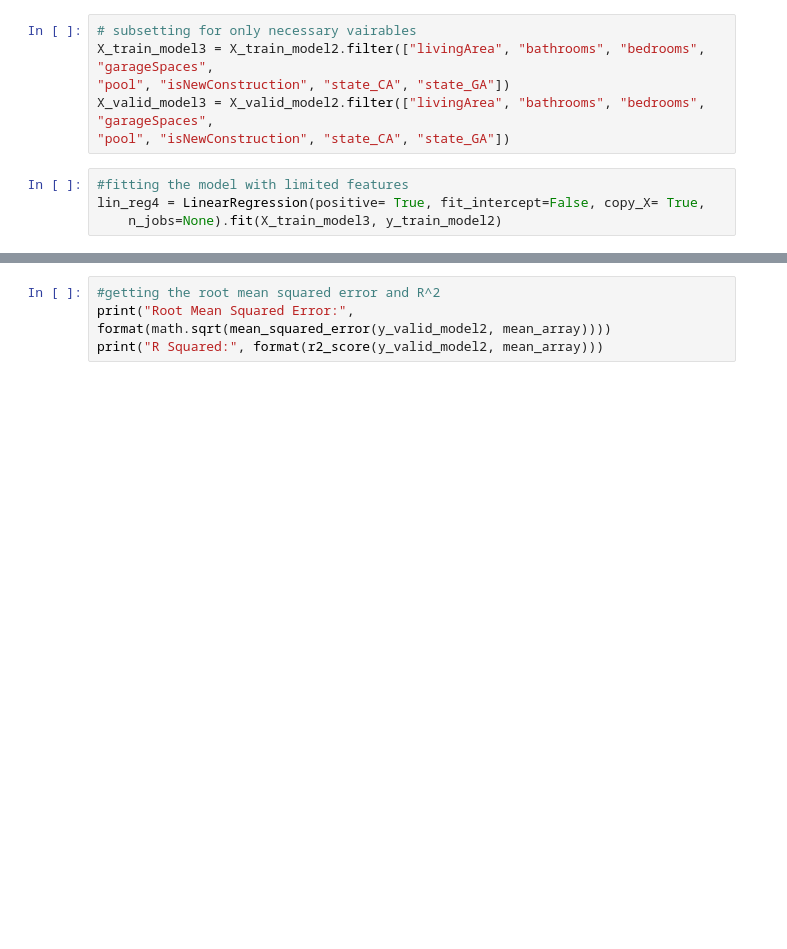
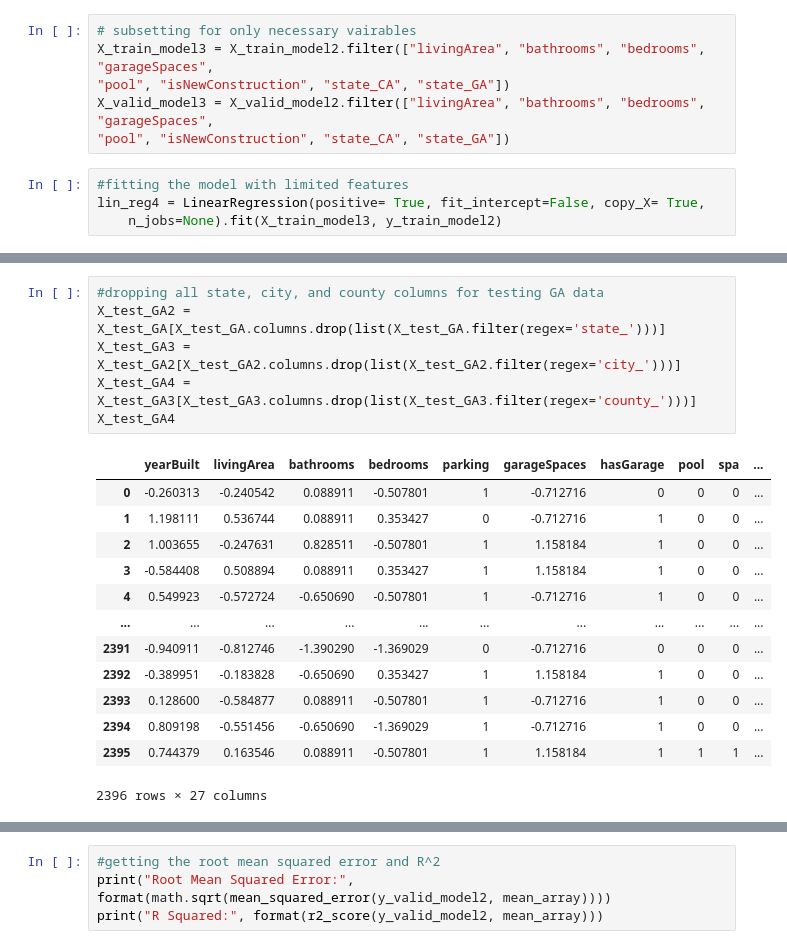
Before and after one commit to rjrichards27/Predicing_House_Prices, a Jupyter notebook: Code/Linear_Regression.ipynb, the cells around one changed output, grey strips where cells are left out. Cells and saved outputs as stored; diff of their text form; blank space fills up the shorter version.

```diff
--- a/Code/Linear_Regression.ipynb
+++ b/Code/Linear_Regression.ipynb
@@ -140,0 +209,20 @@ R Squared: 0.3187613096892473
+# %%
+#dropping all state, city, and county columns for testing GA data
+X_test_GA2 = X_test_GA[X_test_GA.columns.drop(list(X_test_GA.filter(regex='state_')))]
+X_test_GA3 = X_test_GA2[X_test_GA2.columns.drop(list(X_test_GA2.filter(regex='city_')))]
+X_test_GA4 = X_test_GA3[X_test_GA3.columns.drop(list(X_test_GA3.filter(regex='county_')))]
+X_test_GA4
+# %% [output]
+|  | yearBuilt | livingArea | bathrooms | bedrooms | parking | garageSpaces | hasGarage | pool | spa | ... |
+| 0 | -0.260313 | -0.240542 | 0.088911 | -0.507801 | 1 | -0.712716 | 0 | 0 | 0 | ... |
+| 1 | 1.198111 | 0.536744 | 0.088911 | 0.353427 | 0 | -0.712716 | 1 | 0 | 0 | ... |
+| 2 | 1.003655 | -0.247631 | 0.828511 | -0.507801 | 1 | 1.158184 | 1 | 0 | 0 | ... |
+| 3 | -0.584408 | 0.508894 | 0.088911 | 0.353427 | 1 | 1.158184 | 1 | 0 | 0 | ... |
+| 4 | 0.549923 | -0.572724 | -0.650690 | -0.507801 | 1 | -0.712716 | 1 | 0 | 0 | ... |
+| ... | ... | ... | ... | ... | ... | ... | ... | ... | ... | ... |
+| 2391 | -0.940911 | -0.812746 | -1.390290 | -1.369029 | 0 | -0.712716 | 0 | 0 | 0 | ... |
+| 2392 | -0.389951 | -0.183828 | -0.650690 | 0.353427 | 1 | 1.158184 | 1 | 0 | 0 | ... |
+| 2393 | 0.128600 | -0.584877 | 0.088911 | -0.507801 | 1 | -0.712716 | 1 | 0 | 0 | ... |
+| 2394 | 0.809198 | -0.551456 | -0.650690 | -1.369029 | 1 | -0.712716 | 1 | 0 | 0 | ... |
+| 2395 | 0.744379 | 0.163546 | 0.088911 | -0.507801 | 1 | 1.158184 | 1 | 1 | 1 | ... |
+2396 rows × 27 columns
```
Also changed, not shown: parts of 15 cells of this notebook.
